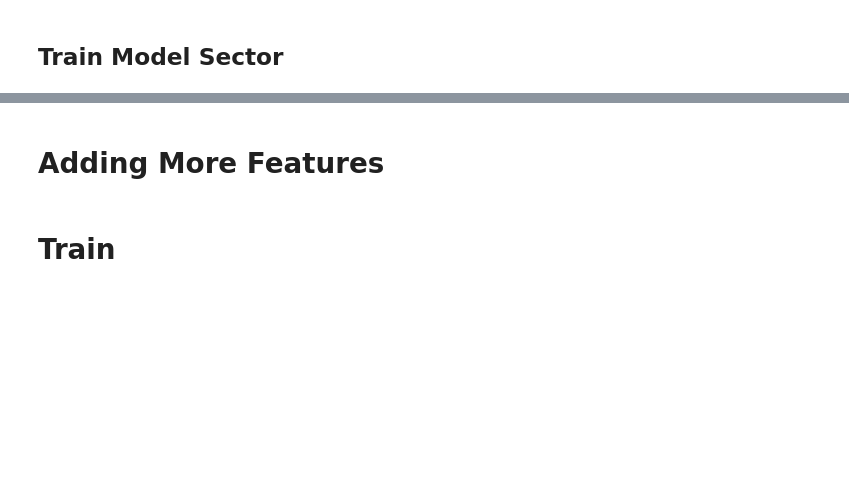
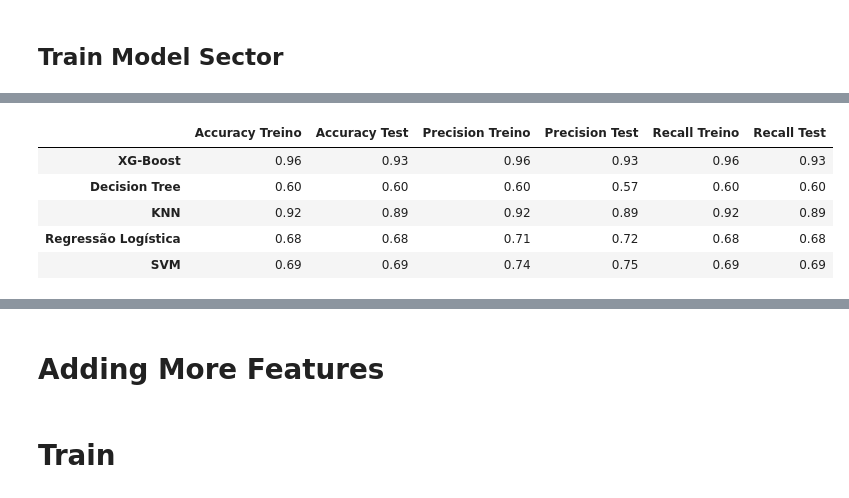
Before and after one commit to EndersonSantos/ProjetoFinalCollege, a Jupyter notebook: projetofinal/analysis/Training.ipynb, the cells around one changed output, grey strips where cells are left out. Drawn from its saved outputs; the diff is of its cells as text; code cells hidden in the pictures; blank space fills up the shorter version.

```diff
--- a/projetofinal/analysis/Training.ipynb
+++ b/projetofinal/analysis/Training.ipynb
@@ -469,0 +585,27 @@ weighted avg       0.93      0.93      0.93      4241
+# %%
+# Treinar e avaliar cada modelo
+for nome_modelo, modelo in modelos.items():
+
+    # Treinar o modelo
+    modelo.fit(X_train_2, y_train_2)
+
+    y_pred_test = modelo.predict(X_test_2)
+    y_pred_train = modelo.predict(X_train_2)
+
+
+    accuracy_test = accuracy_score(y_test_2.to_list(), y_pred_test)
+    accuracy_train = accuracy_score(y_train_2.to_list(), y_pred_train)
+    setor_accuracy_treino.append(accuracy_train)
+    setor_accuracy_test.append(accuracy_test)
+
+
+    precision_test = precision_score(y_test_2.to_list(), y_pred_test, average='weighted')
+    precision_train = precision_score(y_train_2.to_list(), y_pred_train, average='weighted')
+    setor_precision_treino.append(precision_train)
+    setor_precision_test.append(precision_test)
+
+
+    recall_test = recall_score(y_test_2.to_list(), y_pred_test, average='weighted')
+    recall_train = recall_score(y_train_2.to_list(), y_pred_train, average='weighted')
+    setor_recall_treino.append(recall_train)
+    setor_recall_test.append(recall_test)
@@ -469,0 +655,10 @@ weighted avg       0.93      0.93      0.93      4241
+# %%
+setor_performance_df = pd.DataFrame({"Accuracy Treino": setor_accuracy_treino,"Accuracy Test": setor_accuracy_test, "Precision Treino": setor_precision_treino, "Precision Test": setor_precision_test, "Recall Treino": setor_recall_treino, "Recall Test": setor_recall_test}, index=model_names)
+setor_performance_df.round(2)
+# %% [output]
+|  | Accuracy Treino | Accuracy Test | Precision Treino | Precision Test | Recall Treino | Recall Test |
+| XG-Boost | 0.96 | 0.93 | 0.96 | 0.93 | 0.96 | 0.93 |
+| Decision Tree | 0.60 | 0.60 | 0.60 | 0.57 | 0.60 | 0.60 |
+| KNN | 0.92 | 0.89 | 0.92 | 0.89 | 0.92 | 0.89 |
+| Regressão Logística | 0.68 | 0.68 | 0.71 | 0.72 | 0.68 | 0.68 |
+| SVM | 0.69 | 0.69 | 0.74 | 0.75 | 0.69 | 0.69 |
```
Also changed, not shown: parts of 31 cells of this notebook.
